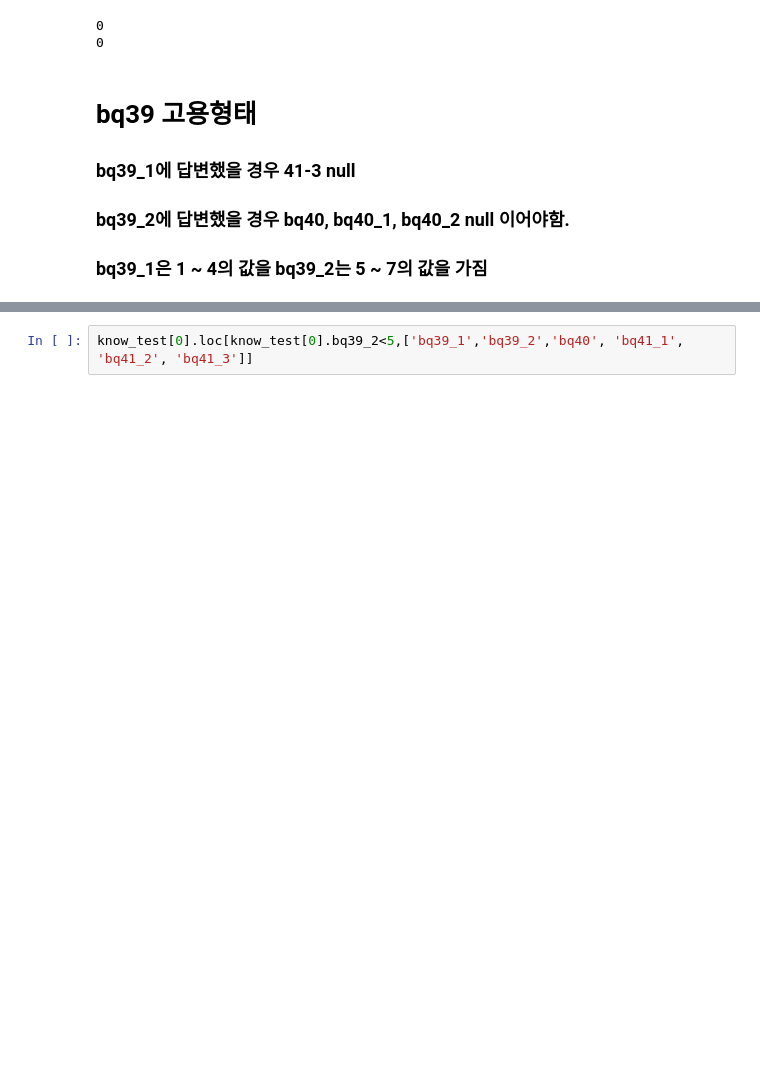
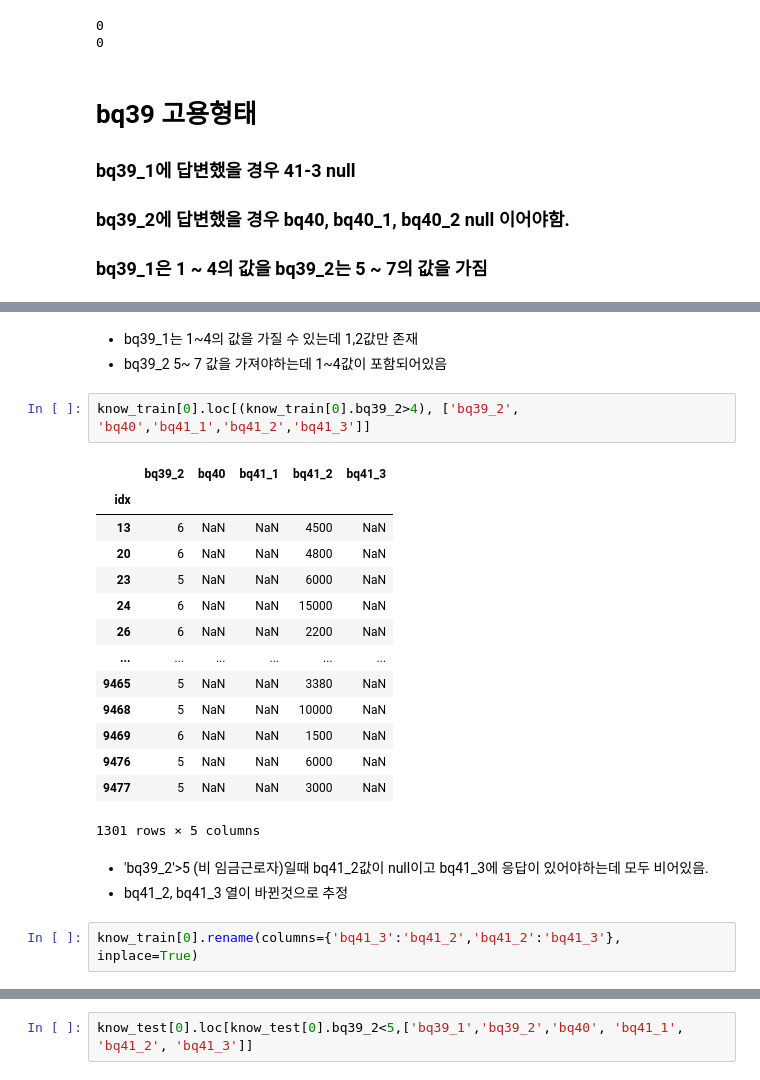
Before and after one commit to joniekwon/dacon, a Jupyter notebook: know/DAY1 EDA.ipynb, the cells around one changed output, grey strips where cells are left out. Drawn from its saved outputs; the diff is of its cells as text; blank space fills up the shorter version.

```diff
--- a/know/DAY1 EDA.ipynb
+++ b/know/DAY1 EDA.ipynb
@@ -1003,0 +1047,25 @@ know_train[0].loc[know_train[0].bq39_2<5,['bq39_1','bq39_2','bq40', 'bq41_1', 'b
+# %% [markdown]
+* bq39_1는 1~4의 값을 가질 수 있는데 1,2값만 존재
+* bq39_2 5~ 7 값을 가져야하는데 1~4값이 포함되어있음
+# %%
+know_train[0].loc[(know_train[0].bq39_2>4), ['bq39_2', 'bq40','bq41_1','bq41_2','bq41_3']]
+# %% [output]
+|  | bq39_2 | bq40 | bq41_1 | bq41_2 | bq41_3 |
+| idx |  |  |  |  |  |
+| 13 | 6 | NaN | NaN | 4500 | NaN |
+| 20 | 6 | NaN | NaN | 4800 | NaN |
+| 23 | 5 | NaN | NaN | 6000 | NaN |
+| 24 | 6 | NaN | NaN | 15000 | NaN |
+| 26 | 6 | NaN | NaN | 2200 | NaN |
+| ... | ... | ... | ... | ... | ... |
+| 9465 | 5 | NaN | NaN | 3380 | NaN |
+| 9468 | 5 | NaN | NaN | 10000 | NaN |
+| 9469 | 6 | NaN | NaN | 1500 | NaN |
+| 9476 | 5 | NaN | NaN | 6000 | NaN |
+| 9477 | 5 | NaN | NaN | 3000 | NaN |
+1301 rows × 5 columns
+# %% [markdown]
+* 'bq39_2'>5 (비 임금근로자)일때 bq41_2값이 null이고 bq41_3에 응답이 있어야하는데 모두 비어있음.
+* bq41_2, bq41_3 열이 바뀐것으로 추정
+# %%
+know_train[0].rename(columns={'bq41_3':'bq41_2','bq41_2':'bq41_3'}, inplace=True)
```
Also changed, not shown: parts of 49 cells of this notebook.
